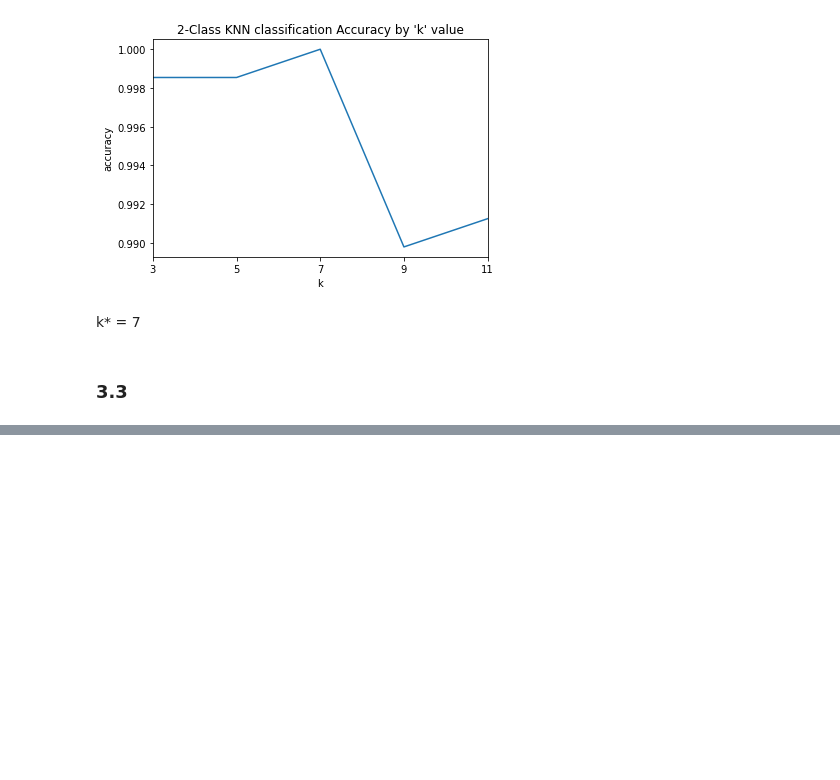
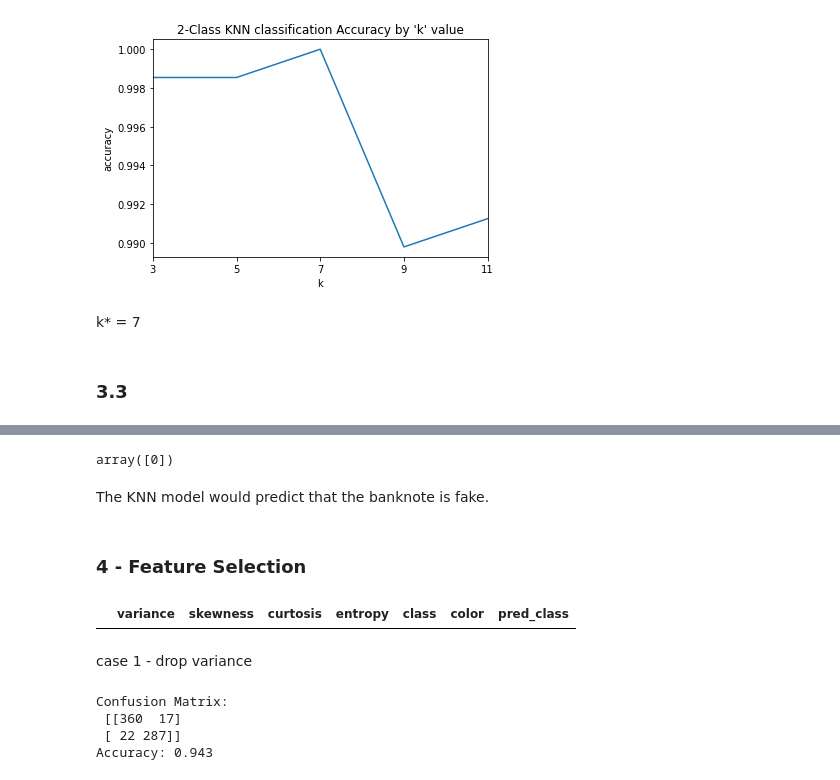
Before and after one commit to ndeen/ml_python, a Jupyter notebook: hw/hw3/ndeen_hw3.ipynb, the cells around one changed output, grey strips where cells are left out. Cells and saved outputs as stored; diff of their text form; code cells hidden in the pictures; blank space fills up the shorter version.

```diff
--- a/hw/hw3/ndeen_hw3.ipynb
+++ b/hw/hw3/ndeen_hw3.ipynb
@@ -312,11 +312,12 @@ Model gives higher accuracy on predicting negative values (100%) compared to pos
 # %% [markdown]
 ### 3.1
 # %%
-y_train = X_train.copy()['class'].to_numpy()
-y_test = X_test.copy()['class'].to_numpy()
+# convert data to numpy arrays
+y_train_ = X_train.copy()['class'].to_numpy()
+y_test_ = X_test.copy()['class'].to_numpy()
 
-X_train = X_train.copy().drop(columns=['class','color','pred_class']).to_numpy()
-X_test = X_test.copy().drop(columns=['class','color', 'pred_class']).to_numpy()
+X_train_ = X_train.copy().drop(columns=['class','color','pred_class']).to_numpy()
+X_test_ = X_test.copy().drop(columns=['class','color', 'pred_class']).to_numpy()
 # %%
 # scale features because we have a distance based algorithm
 scaler = StandardScaler()
@@ -365,0 +478,19 @@ k* = 7
+# %%
+# KNN classifier
+classifier = KNeighborsClassifier(n_neighbors=7)
+classifier.fit(X_train_sc,y_train_)
+
+buid_pred = classifier.predict(buid.drop(columns='pred_class').to_numpy())
+buid_pred
+# %% [output]
+array([0])
+# %% [markdown]
+The KNN model would predict that the banknote is fake.
+# %% [markdown]
+### 4 - Feature Selection
+# %%
+X_train.head(0)
+# %% [output]
+|  | variance | skewness | curtosis | entropy | class | color | pred_class |
+# %% [markdown]
+case 1 - drop variance
@@ -365,0 +528,7 @@ k* = 7
+# %%
+y_pred, cm, acc = knn_predictor(7, case1_X_train, case1_X_test, case1_y_train, case1_y_test)
+# %% [output]
+Confusion Matrix:
+ [[360  17]
+ [ 22 287]]
+Accuracy: 0.943
```
Also changed, not shown: parts of 23 cells of this notebook.
